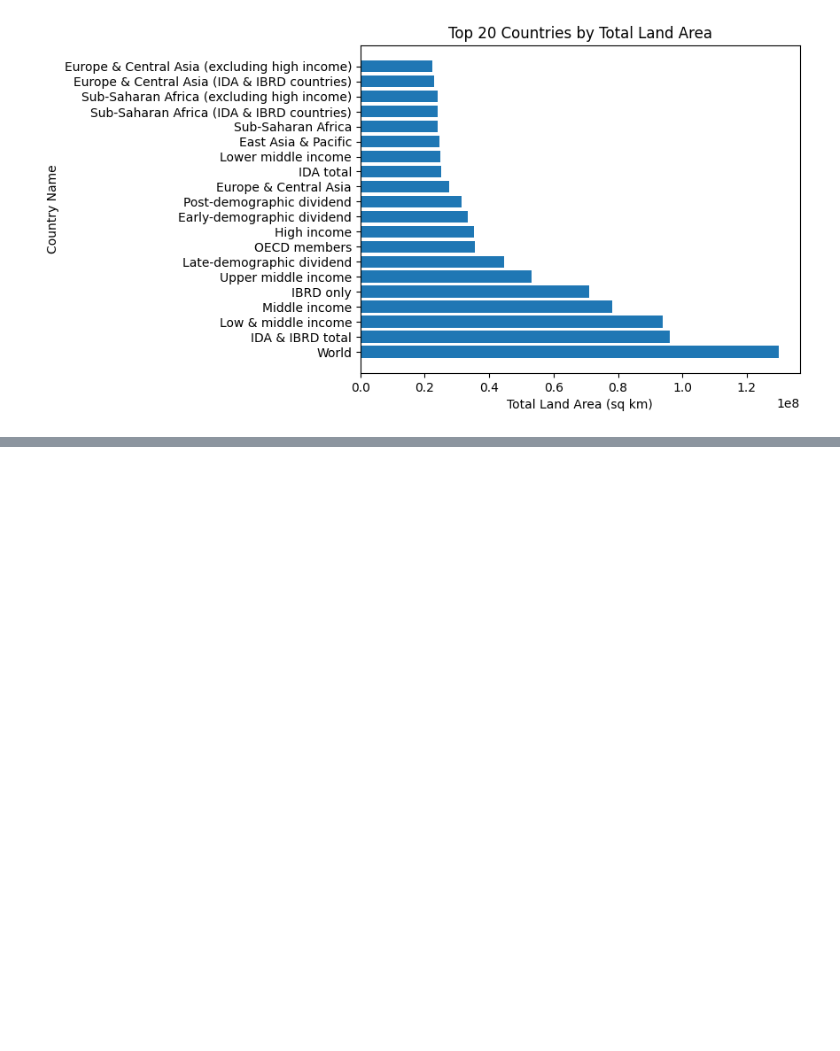
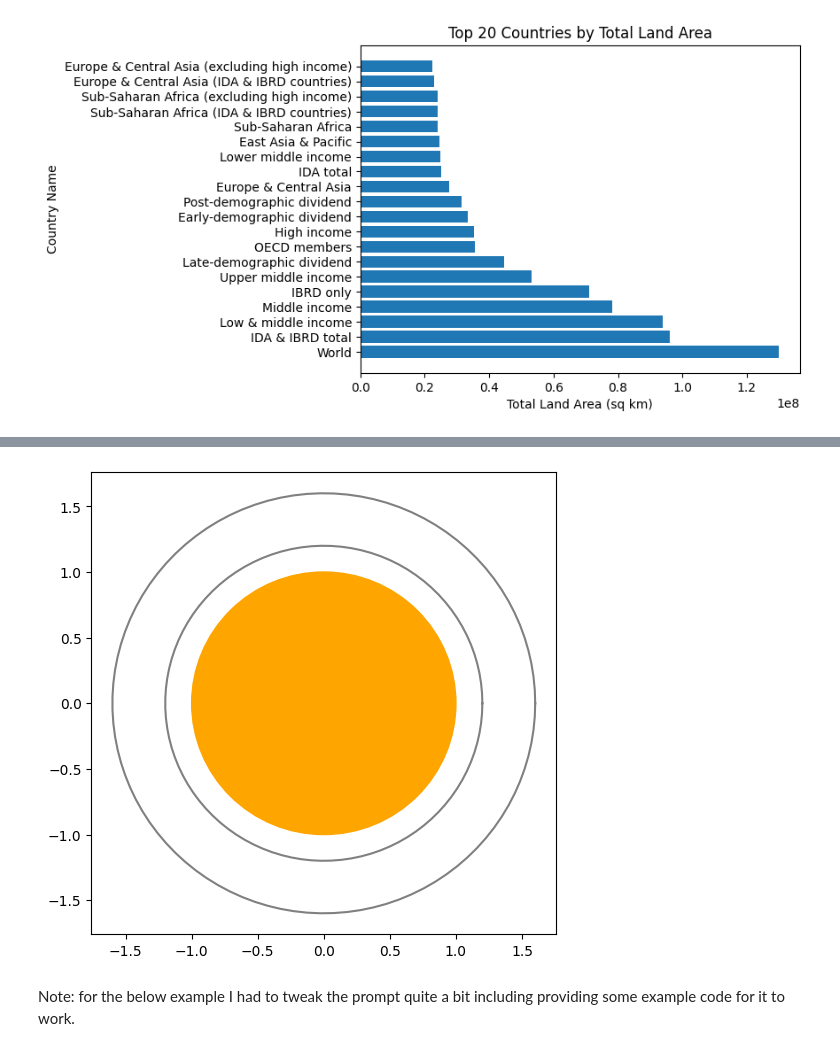
Before and after one commit to sans-github/ai_experiments, a Jupyter notebook: notebook1.ipynb, the cells around one changed output, grey strips where cells are left out. Cells and saved outputs as stored; diff of their text form; code cells hidden in the pictures; blank space fills up the shorter version.

```diff
--- a/notebook1.ipynb
+++ b/notebook1.ipynb
@@ -64,0 +91,8 @@ Show a horizontal bar plot of the data in the 'Country Name' column versus the d
+# %%
+result = do_this("""
+Draw a picture of saturn with it's rings. Use matplotlib
+""")
+# %% [output]
+[figure, added]
+# %% [markdown]
+Note: for the below example I had to tweak the prompt quite a bit including providing some example code for it to work.
```
Also changed, not shown: parts of 5 cells of this notebook, 1 other file.
